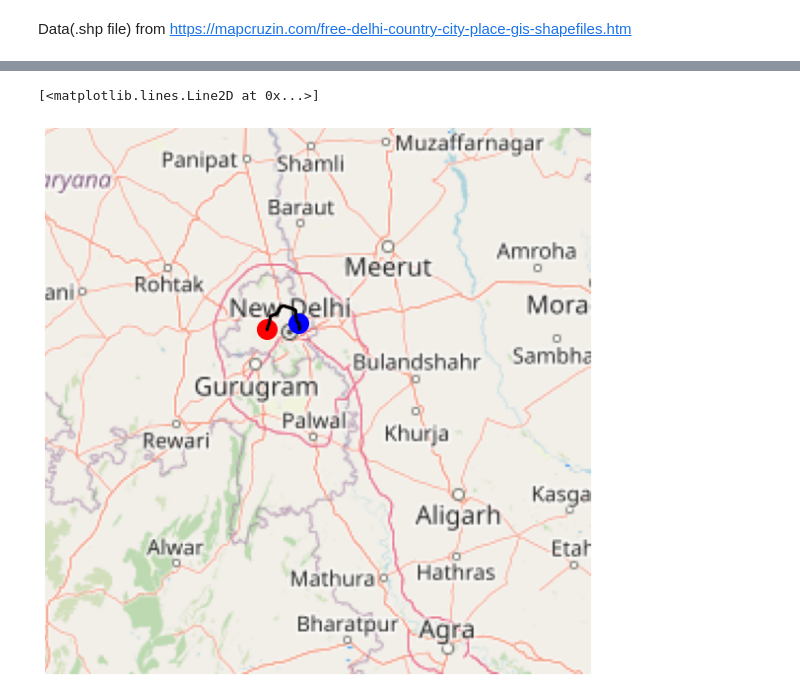
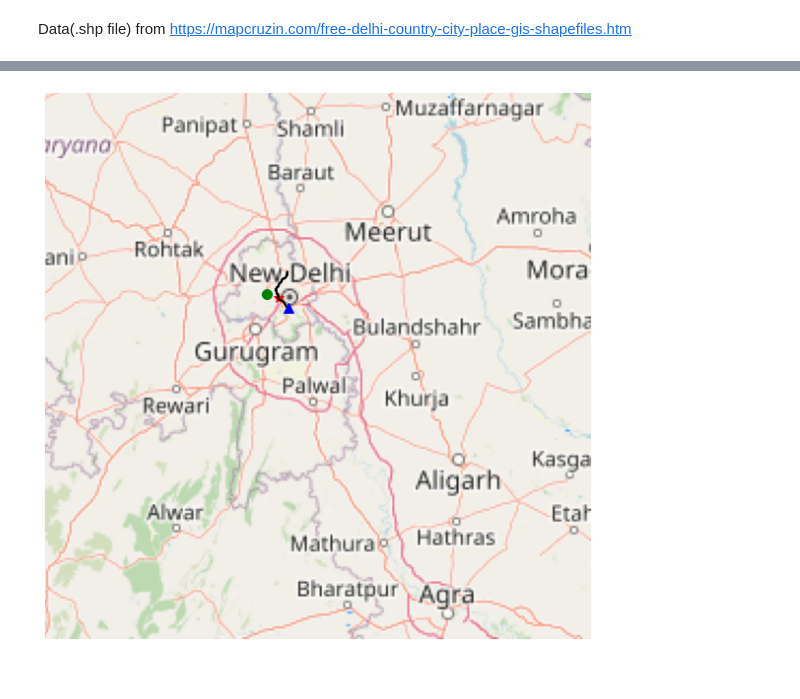
Before and after one commit to Utkarsh87/valerio, a Jupyter notebook: Plotting/RoutePlotter.ipynb, the cells around one changed output, grey strips where cells are left out. Saved outputs shown, nothing was run; the diff lists cells and outputs as text; code cells hidden in the pictures.

Commit message:
First routing algorithm

```diff
--- a/Plotting/RoutePlotter.ipynb
+++ b/Plotting/RoutePlotter.ipynb
@@ -128,0 +186,13 @@ print(len(path))
+# %%
+def getClosestPointIndex(loc):
+    loc_i = np.argmin(np.sum((nodes[:, ::-1] - loc)**2, axis=1))
+    return loc_i
+# %%
+# Get the closest nodes in the graph. source_i and destination_i return index of the points closest to requested points in the nodes array
+source_i = getClosestPointIndex(pos0)
+destination_i = getClosestPointIndex(pos1)
+# Get the point closest to the charging station.
+station_i = np.argmin(np.sum((nodes - closestStation)**2, axis=1))
+
+
+print("Source, Closest charging station and Destination indices: ", source_i, station_i, destination_i)
@@ -145,0 +250,11 @@ def get_full_path(path):
+# %%
+if source_i != station_i:
+    linepath = get_full_path(path1)
+    print(linepath)
+    a, b = m.to_pixels(linepath[:, 1], linepath[:, 0])
+
+else:
+    print("There's a charging station right where you are !")
+
+# # print(len(a))
+# # print(len(b))
@@ -146,3 +279,4 @@ def get_full_path(path):
 # %%
-linepath = get_full_path(path)
+linepath = get_full_path(path2)
+print(linepath)
 x, y = m.to_pixels(linepath[:, 1], linepath[:, 0])
@@ -149,13 +301,20 @@ x, y = m.to_pixels(linepath[:, 1], linepath[:, 0])
-# %%
-ax = m.show_mpl(figsize=(8, 8))
-
-ax.plot(x, y, '-k', lw=3)
-# Mark our two positions.
-ax.plot(x[0], y[0], 'ob', ms=20)
-ax.plot(x[-1], y[-1], 'or', ms=20)
-
-# Mark the path.
-ax.plot(x, y, '-k', lw=3)
-# %% [output]
-[<matplotlib.lines.Line2D at 0x...>]
-[figure, removed]
+# %%
+ax = m.show_mpl(figsize=(8, 8))
+
+# Mark our positions.(Source->Station->Destination : RBG)
+if source_i != station_i:
+    ax.plot(a[0], b[0], 'or', ms=10, marker='*')  # Source is marked with a star * in red.
+
+# ax.plot(a[-1], b[-1], 'oy', ms=10)
+ax.plot(x[0], y[0], 'ob', ms=10, marker='^')  # Charging station is marked with a ^ in blue.
+ax.plot(x[-1], y[-1], 'og', ms=10)            # Destination is marked with a . in green.
+
+# Mark the 2 paths, first from source to closest charging station and then from there on to the destination.
+if source_i != station_i:
+    ax.plot(a, b, '-k', lw=2) # Source to station is marked with black.
+
+ax.plot(x, y, '-y', lw=2) # Station to destination is marked with yellow.
+
+# NOTE: If the black and yellow lines overlap, yellow will be seen.
+# %% [output]
+[figure, added]
```
Also changed, not shown: parts of 22 cells of this notebook.
